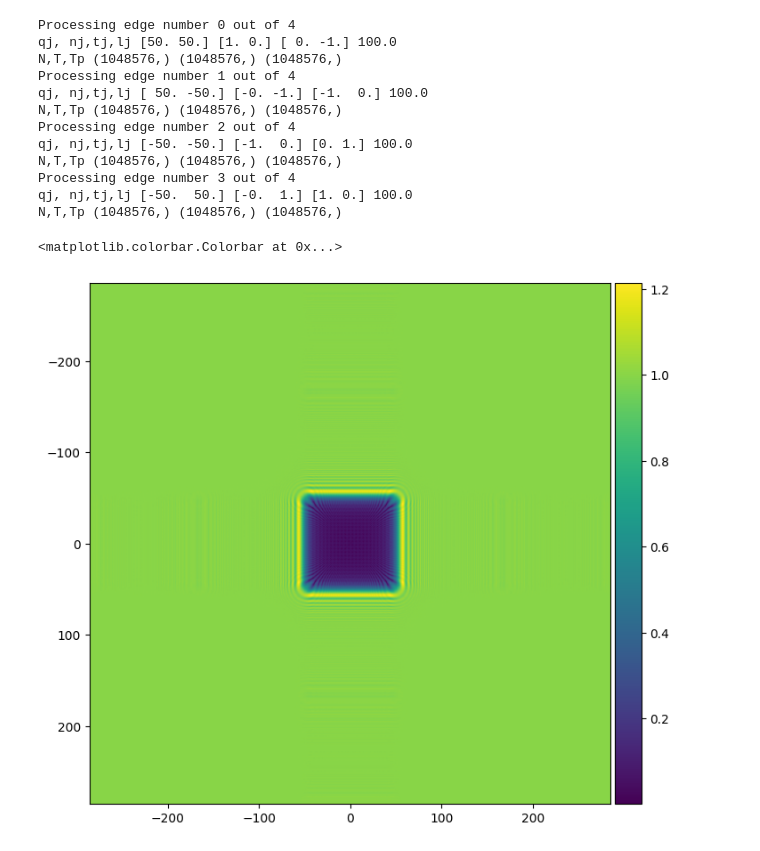
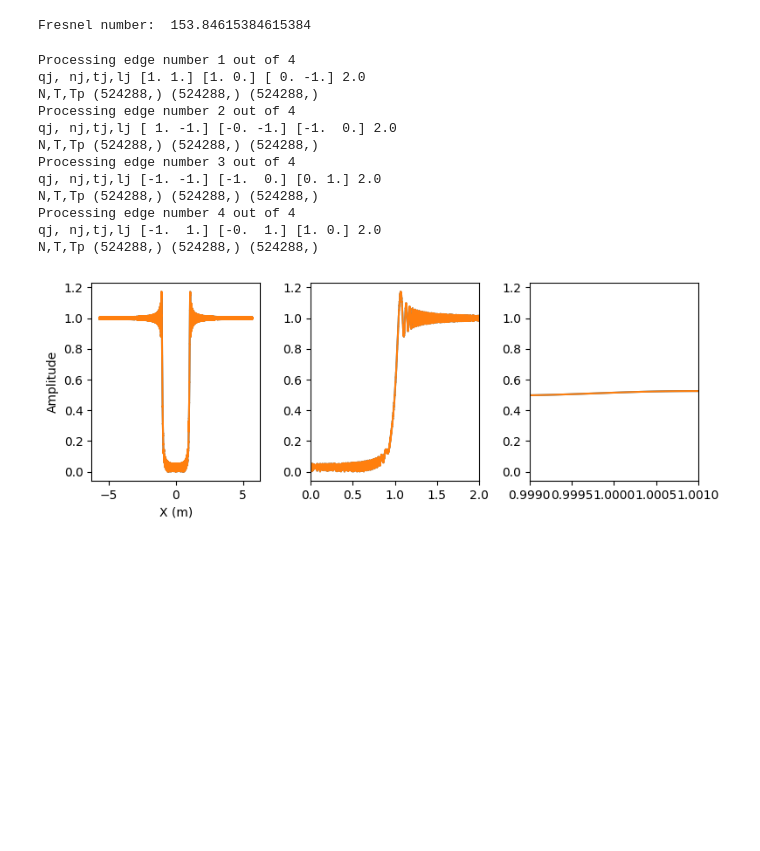
Before and after one commit to simon-prunet/polyFT, a Jupyter notebook: doFr.ipynb, the cells around one changed output. Drawn from its saved outputs; the diff is of its cells as text; code cells hidden in the pictures; blank space fills up the shorter version.

```diff
--- a/doFr.ipynb
+++ b/doFr.ipynb
@@ -2,40 +2,67 @@
 import matplotlib.pyplot as plt
 from mpl_toolkits.axes_grid1 import make_axes_locatable
 %matplotlib inline
+dims = 1
 # %%
 from polygon_fresnel import *
-m = 2**10
-c=50. # metres
-Z = 1e8 # metres
-s = SquareFresnel(c,Z=Z); s.set_the_scene()
-pix = s.pixelized_mask(n_pixels=m)
-bbox = s.pixelized_bbox()
+m = 2**19
+c=1. # metres
+Z = 1e4 # metres
+ll = np.array([650e-9]) # metres
+s = SquareFresnel(c,Z=Z, lambdas=ll); s.set_the_scene()
+#pix = s.pixelized_mask(n_pixels=m)
+#bbox = s.pixelized_bbox()
+print ("Fresnel number: ", c**2 / Z / s.lambdaRange[0])
+# %% [output]
+Fresnel number:  153.84615384615384
 # %%
-P = compute_P_array(m,step=1./(2*s.L))
+P = compute_P_array(m,step=1./(2*s.L), dims=dims)
 res = s(P , verbose=True)
+res_analytic = s.square_transform(P)
 # %% [output]
-Processing edge number 0 out of 4
-qj, nj,tj,lj [50. 50.] [1. 0.] [ 0. -1.] 100.0
-N,T,Tp (1048576,) (1048576,) (1048576,)
 Processing edge number 1 out of 4
-qj, nj,tj,lj [ 50. -50.] [-0. -1.] [-1.  0.] 100.0
-N,T,Tp (1048576,) (1048576,) (1048576,)
+qj, nj,tj,lj [1. 1.] [1. 0.] [ 0. -1.] 2.0
+N,T,Tp (524288,) (524288,) (524288,)
 Processing edge number 2 out of 4
-qj, nj,tj,lj [-50. -50.] [-1.  0.] [0. 1.] 100.0
-N,T,Tp (1048576,) (1048576,) (1048576,)
+qj, nj,tj,lj [ 1. -1.] [-0. -1.] [-1.  0.] 2.0
+N,T,Tp (524288,) (524288,) (524288,)
 Processing edge number 3 out of 4
-qj, nj,tj,lj [-50.  50.] [-0.  1.] [1. 0.] 100.0
-N,T,Tp (1048576,) (1048576,) (1048576,)
+qj, nj,tj,lj [-1. -1.] [-1.  0.] [0. 1.] 2.0
+N,T,Tp (524288,) (524288,) (524288,)
+Processing edge number 4 out of 4
+qj, nj,tj,lj [-1.  1.] [-0.  1.] [1. 0.] 2.0
+N,T,Tp (524288,) (524288,) (524288,)
 # %%
 out = (np.abs(P[:,0])> c) + (np.abs(P[:,1])> c)
 res_tot = res.copy()
 res_tot[out] += 1. # Add geometric optics part
 # %%
-fig, ax = plt.subplots(figsize=(8,8))
-im=ax.imshow(np.abs(res_tot.reshape(m,m)), cmap='viridis', extent=bbox)
-divider = make_axes_locatable(ax)
-cax = divider.append_axes("right", size="5%", pad=0.05)
-fig.colorbar(im, cax=cax)
+if (dims==2):
+    fig, ax = plt.subplots(nrows=2, ncols=1, figsize=(6,12))
+
+    im=ax[0].imshow(np.abs(res_tot.reshape(m,m)), cmap='viridis', extent=bbox)
+    divider = make_axes_locatable(ax[0])
+    cax = divider.append_axes("right", size="5%", pad=0.05)
+    fig.colorbar(im, cax=cax)
+    im2=ax[1].imshow(np.abs(res_analytic.reshape(m,m)), cmap='viridis', extent=bbox)
+    divider2 = make_axes_locatable(ax[1])
+    cax2 = divider2.append_axes("right", size="5%", pad=0.05)
+    fig.colorbar(im2, cax=cax2)
+
+else:
+    fig, ax = plt.subplots(ncols=3, figsize=(8,3))
+    ax[0].plot(P[:,0], np.abs(res_tot))
+    ax[0].plot(P[:,0], np.abs(res_analytic))
+    ax[1].plot(P[:,0], np.abs(res_tot))
+    ax[1].plot(P[:,0], np.abs(res_analytic))
+    ax[2].plot(P[:,0], np.abs(res_tot))
+    ax[2].plot(P[:,0], np.abs(res_analytic))
+
+    ax[1].set_xlim([c-1, c+1])
+    ax[2].set_xlim([c-0.001, c+0.001])
+
+    ax[0].set_xlabel('X (m)')
+    ax[0].set_ylabel('Amplitude')
+plt.tight_layout()
 # %% [output]
-<matplotlib.colorbar.Colorbar at 0x...>
-[figure, old version]
+[figure, new version]
```
Also changed, not shown: parts of 7 cells of this notebook, 1 other file.
